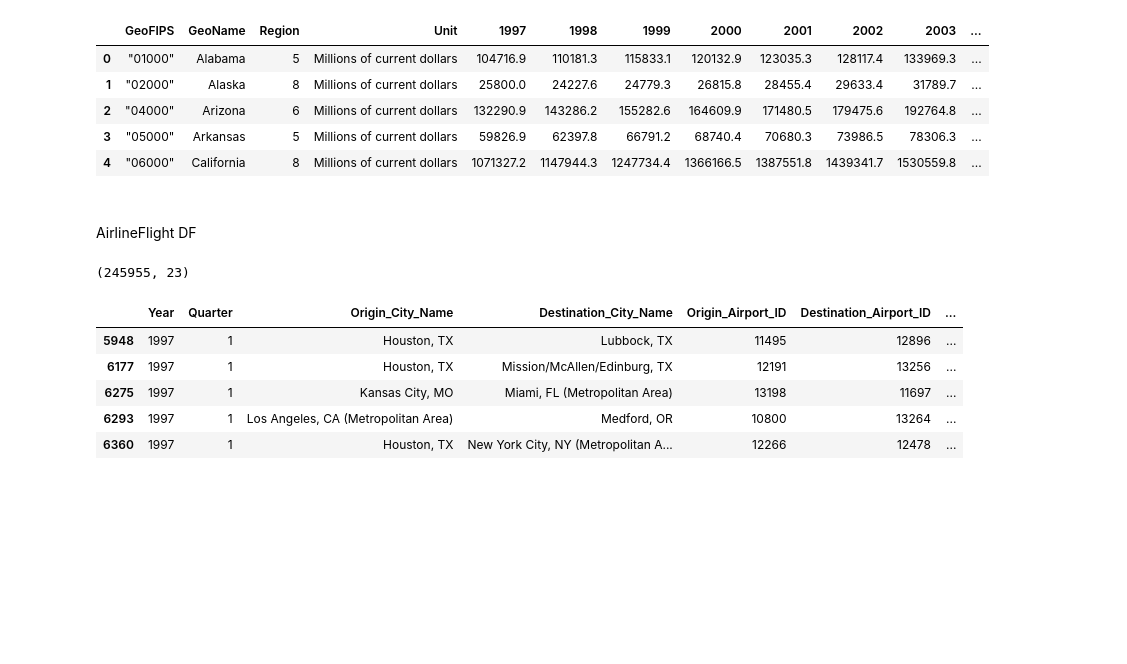
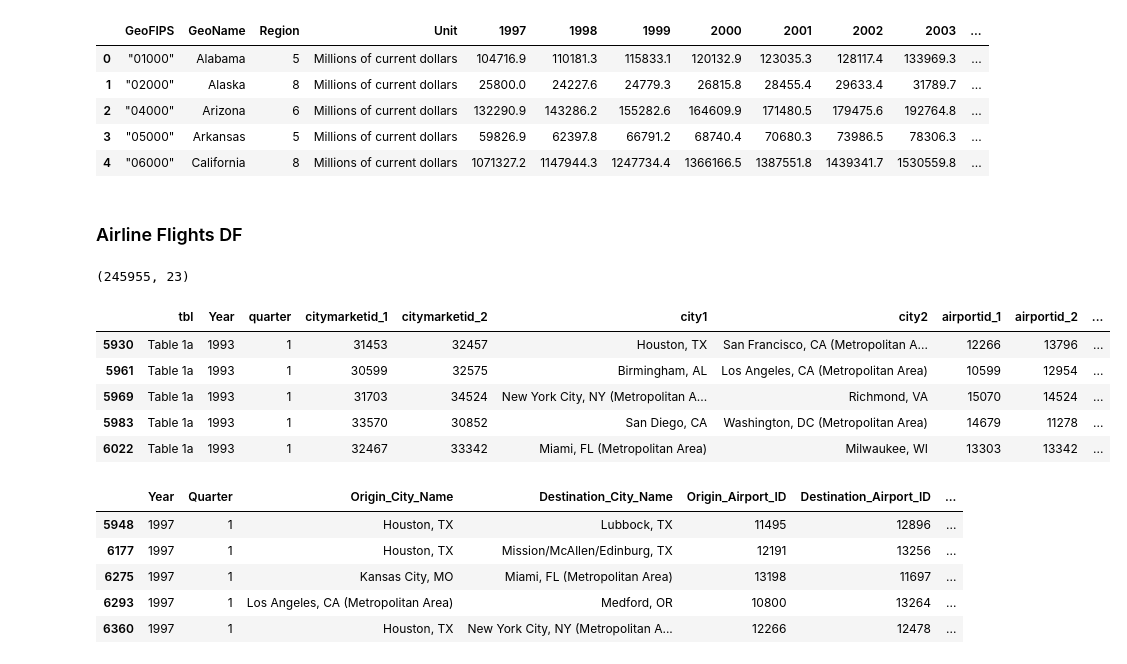
Before and after one commit to cosmopaladin/project-1, a Jupyter notebook: project1.ipynb, the cells around one changed output. Drawn from its saved outputs; the diff is of its cells as text; code cells hidden in the pictures; blank space fills up the shorter version.

```diff
--- a/project1.ipynb
+++ b/project1.ipynb
@@ -81,8 +80,7 @@ gdp_state.head()
 | 3 | "05000" | Arkansas | 5 | Millions of current dollars | 59826.9 | 62397.8 | 66791.2 | 68740.4 | 70680.3 | 73986.5 | 78306.3 | ... |
 | 4 | "06000" | California | 8 | Millions of current dollars | 1071327.2 | 1147944.3 | 1247734.4 | 1366166.5 | 1387551.8 | 1439341.7 | 1530559.8 | ... |
 # %% [markdown]
-##
-AirlineFlight DF
+### Airline Flights DF
 # %%
 airline_flights = pd.read_csv('Data/US Airline Flight Routes and Fares 1993-2024 2.csv')
 # %%
@@ -91,6 +89,15 @@ airline_flights.shape
 (245955, 23)
 # %%
 airline_flights.sort_values(by=['Year', 'quarter'], ascending=[True, True], inplace=True)
+# %%
+airline_flights.head()
+# %% [output]
+|  | tbl | Year | quarter | citymarketid_1 | citymarketid_2 | city1 | city2 | airportid_1 | airportid_2 | ... |
+| 5930 | Table 1a | 1993 | 1 | 31453 | 32457 | Houston, TX | San Francisco, CA (Metropolitan A... | 12266 | 13796 | ... |
+| 5961 | Table 1a | 1993 | 1 | 30599 | 32575 | Birmingham, AL | Los Angeles, CA (Metropolitan Area) | 10599 | 12954 | ... |
+| 5969 | Table 1a | 1993 | 1 | 31703 | 34524 | New York City, NY (Metropolitan A... | Richmond, VA | 15070 | 14524 | ... |
+| 5983 | Table 1a | 1993 | 1 | 33570 | 30852 | San Diego, CA | Washington, DC (Metropolitan Area) | 14679 | 11278 | ... |
+| 6022 | Table 1a | 1993 | 1 | 32467 | 33342 | Miami, FL (Metropolitan Area) | Milwaukee, WI | 13303 | 13342 | ... |
 # %%
 airline_flights.rename(columns={
     'quarter': 'Quarter',
```
Also changed, not shown: parts of 19 cells of this notebook.
